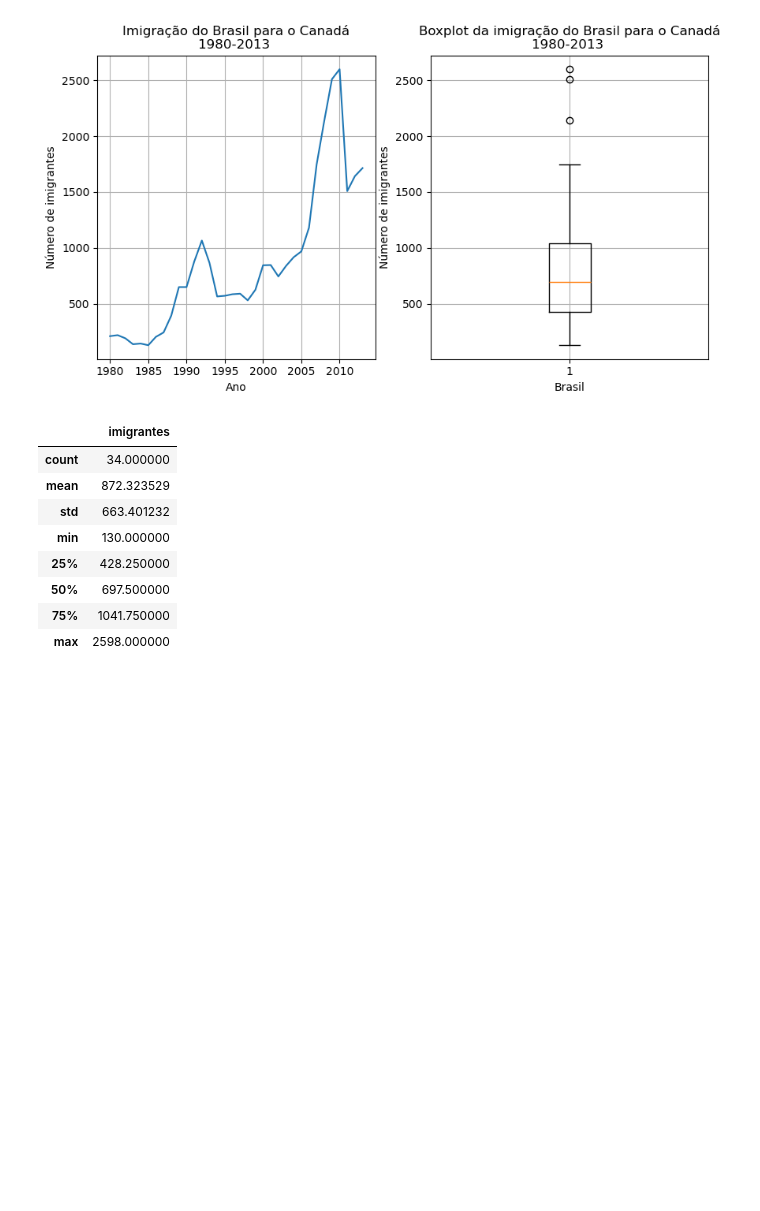
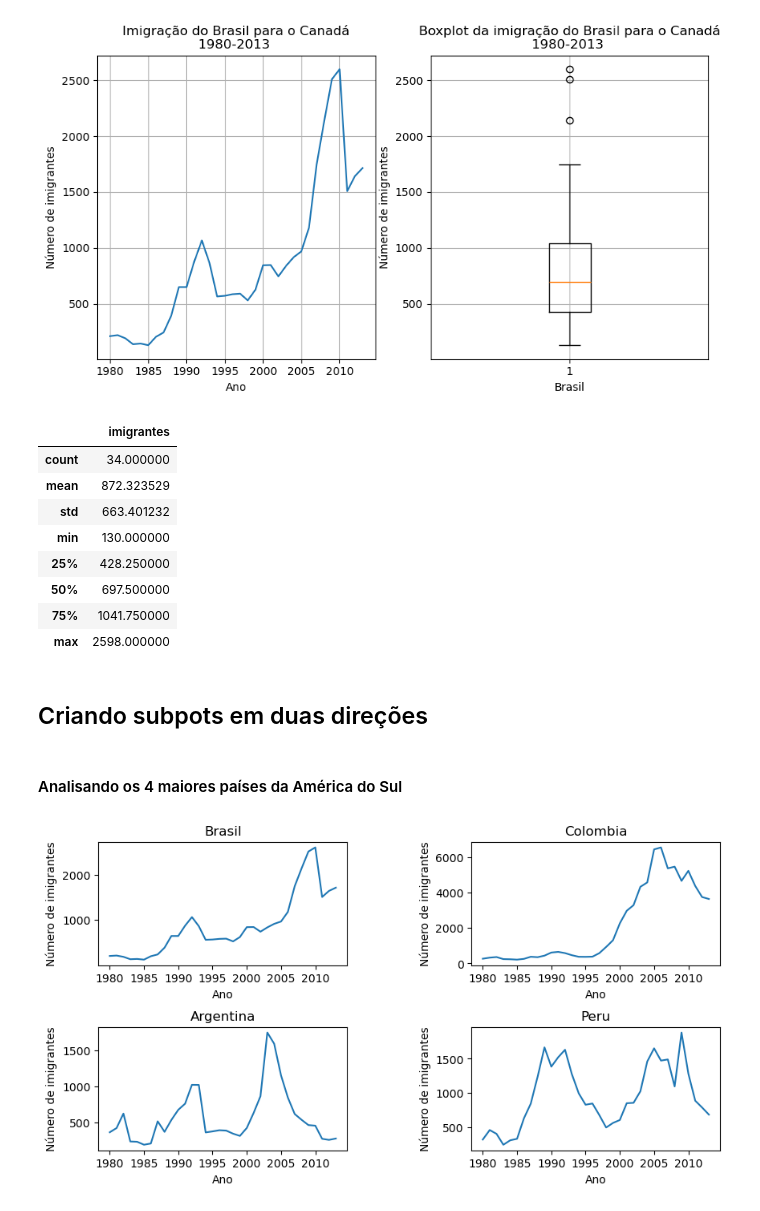
Before and after one commit to joaodamasio/trabalhando-com-dados-de-uma-empresa-de-consultoria, a Jupyter notebook: visualizacoes.ipynb, the cells around one changed output. Drawn from its saved outputs; the diff is of its cells as text; code cells hidden in the pictures; blank space fills up the shorter version.

Commit message:
Criando subplots em duas direcoes

```diff
--- a/visualizacoes.ipynb
+++ b/visualizacoes.ipynb
@@ -215,3 +215,39 @@ dados_brasil.describe()
 | 50% | 697.500000 |
 | 75% | 1041.750000 |
 | max | 2598.000000 |
+# %% [markdown]
+## Criando subpots em duas direções
+# %% [markdown]
+#### Analisando os 4 maiores países da América do Sul
+# %%
+# Criando uma figura com 4 graficos (4 subplots)
+fig, axs = plt.subplots(2,2, figsize=(10,5))
+# Mudando espaçamento
+fig.subplots_adjust(hspace=0.5, wspace=0.5)
+
+# 1 grafico
+axs[0,0].plot(df.loc['Brazil', anos])
+axs[0,0].set_title('Brasil')
+
+# 2 grafico
+axs[0,1].plot(df.loc['Colombia', anos])
+axs[0,1].set_title('Colombia')
+
+# 3 grafico
+axs[1,0].plot(df.loc['Argentina', anos])
+axs[1,0].set_title('Argentina')
+
+# 4 grafico
+axs[1,1].plot(df.loc['Peru', anos])
+axs[1,1].set_title('Peru');
+
+# Ajustando o eixo x dos gráficos
+for ax in axs.flat:
+    ax.xaxis.set_major_locator(plt.MultipleLocator(5))
+
+# Adicionando rótulo
+for ax in axs.flat:
+    ax.set_xlabel('Ano')
+    ax.set_ylabel('Número de imigrantes')
+# %% [output]
+[figure, added]
```
